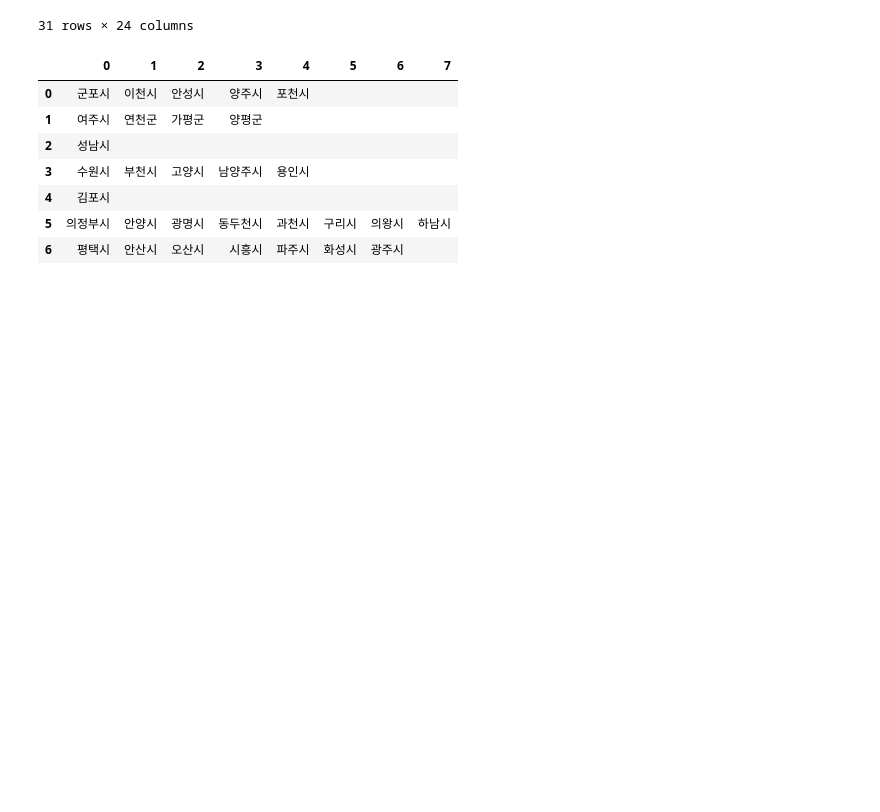
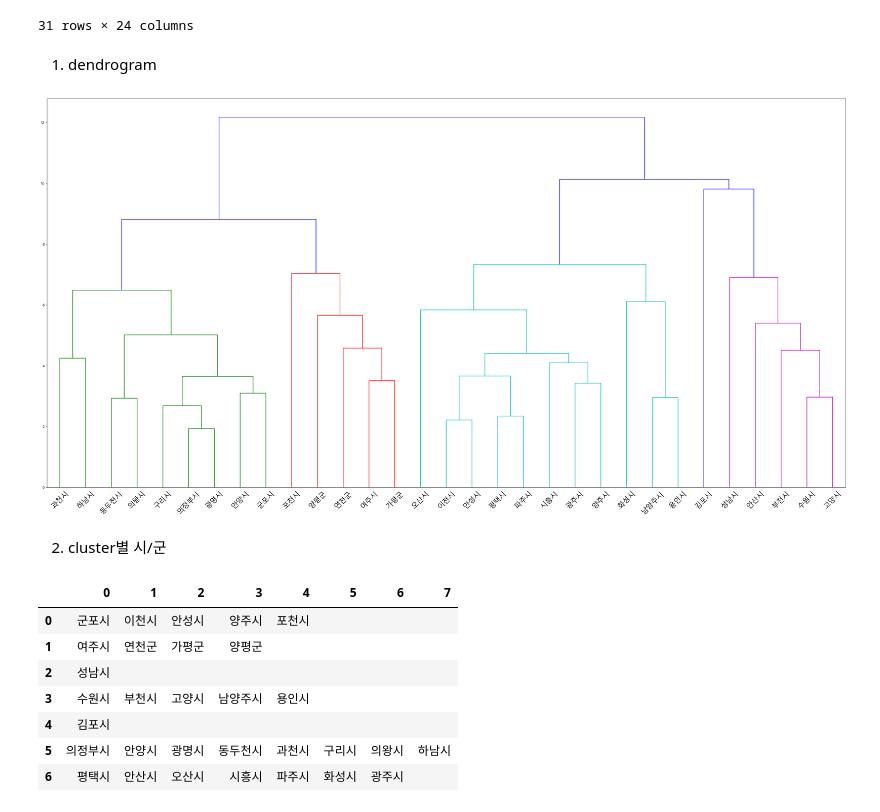
Before and after one commit to leechungpa/mcube, a Jupyter notebook: code/clustering/2. clustering.ipynb, the cells around one changed output. Saved outputs shown, nothing was run; the diff lists cells and outputs as text; code cells hidden in the pictures; blank space fills up the shorter version.

```diff
--- a/code/clustering/2. clustering.ipynb
+++ b/code/clustering/2. clustering.ipynb
@@ -293,6 +294,19 @@ data
 | 29 | 가평군 | 62415.0 | 0.06 | 0.10 | 30 | 360 | 2294420.0 | 62.1 | 0.815048 | 0.049868 | ... |
 | 30 | 양평군 | 116874.0 | 0.10 | 0.00 | 50 | 500 | 8659833.0 | 62.6 | 0.762005 | 0.049257 | ... |
 31 rows × 24 columns
+# %% [markdown]
+1. dendrogram
+# %%
+link_data = pca_data.drop(['cluster_id'], axis = 1)
+mergings = linkage(link_data,method='complete')
+
+plt.figure(figsize=(40,20))
+dendrogram(mergings, labels = link_data.index, leaf_font_size=20)
+plt.show()
+# %% [output]
+[figure, added]
+# %% [markdown]
+2. cluster별 시/군
 # %%
 data_dict = {}
 for i in range(7):
```
Also changed, not shown: parts of 5 cells of this notebook.
